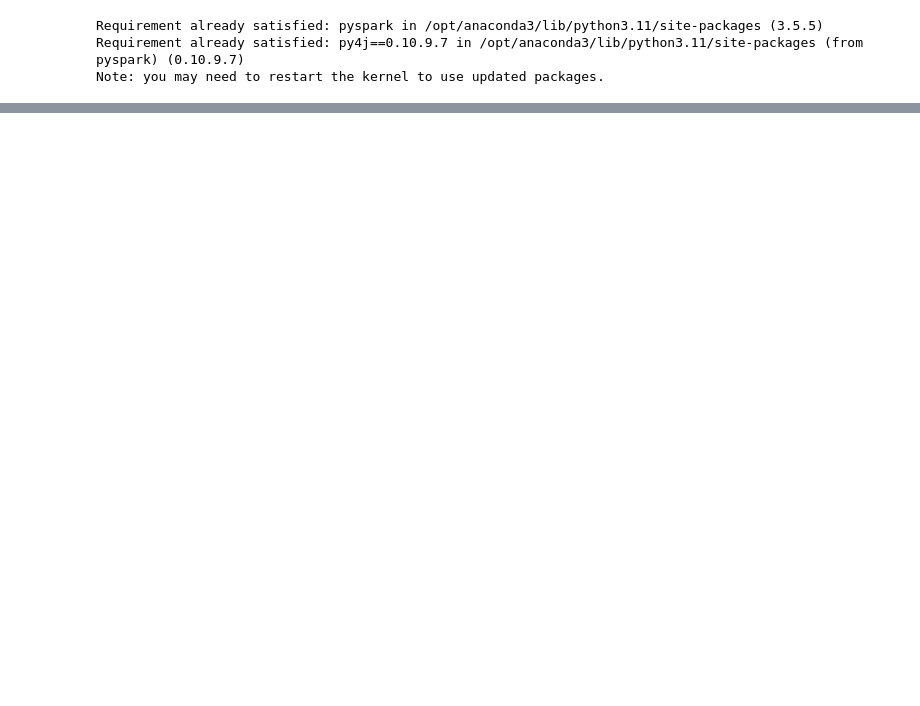
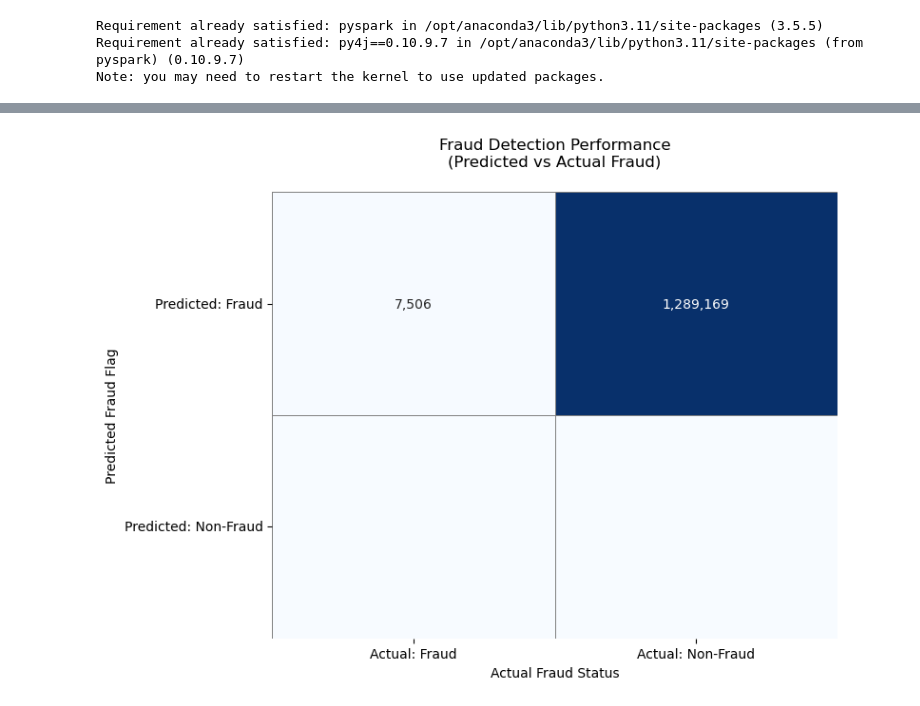
Before and after one commit to ainurafifah00/PySpark_cleaning_and_visualization, a Jupyter notebook: Data Cleaning & Visualization using PySpark.ipynb, the cells around one changed output, grey strips where cells are left out. Drawn from its saved outputs; the diff is of its cells as text; code cells hidden in the pictures; blank space fills up the shorter version.

```diff
--- a/Data Cleaning & Visualization using PySpark.ipynb
+++ b/Data Cleaning & Visualization using PySpark.ipynb
@@ -355,0 +415,60 @@ spark.stop()
+# %%
+from pyspark.sql.functions import col
+import seaborn as sns
+import matplotlib.pyplot as plt
+import numpy as np
+
+# Create confusion matrix - ensure all boolean combinations are included
+confusion_df = df.groupBy(
+    when(col("derived_fraud_flag"), "Predicted: Fraud")
+     .otherwise("Predicted: Non-Fraud").alias("predicted"),
+    when(col("is_fraud_bool"), "Actual: Fraud")
+     .otherwise("Actual: Non-Fraud").alias("actual")
+).count().orderBy("predicted", "actual").toPandas()
+
+# Pivot the data for heatmap
+confusion_pivot = confusion_df.pivot(
+    index="predicted",
+    columns="actual",
+    values="count"
+).fillna(0)  # Fill any missing combinations with 0
+
+# Ensure all combinations exist (in case some are missing from data)
+for pred in ["Predicted: Fraud", "Predicted: Non-Fraud"]:
+    for act in ["Actual: Fraud", "Actual: Non-Fraud"]:
+        if act not in confusion_pivot.columns:
+            confusion_pivot[act] = 0
+        if pred not in confusion_pivot.index:
+            confusion_pivot.loc[pred] = 0
+
+# Reorder columns and rows for standard confusion matrix format
+confusion_pivot = confusion_pivot.reindex(
+    ["Predicted: Fraud", "Predicted: Non-Fraud"],
+    columns=["Actual: Fraud", "Actual: Non-Fraud"]
+)
+
+# Create heatmap
+plt.figure(figsize=(8, 6))
+ax = sns.heatmap(
+    confusion_pivot,
+    annot=True,
+    fmt=',d',  # Format with thousands separators
+    cmap='Blues',
+    cbar=False,
+    linewidths=0.5,
+    linecolor='gray'
+)
+
+# Add titles and labels
+plt.title("Fraud Detection Performance\n(Predicted vs Actual Fraud)", pad=20)
+plt.xlabel("Actual Fraud Status")
+plt.ylabel("Predicted Fraud Flag")
+
+# Rotate x-axis labels for better readability
+ax.set_xticklabels(ax.get_xticklabels(), rotation=0)
+ax.set_yticklabels(ax.get_yticklabels(), rotation=0)
+
+plt.tight_layout()
+plt.show()
+# %% [output]
+[figure, added]
```
Also changed, not shown: parts of 10 cells of this notebook.
